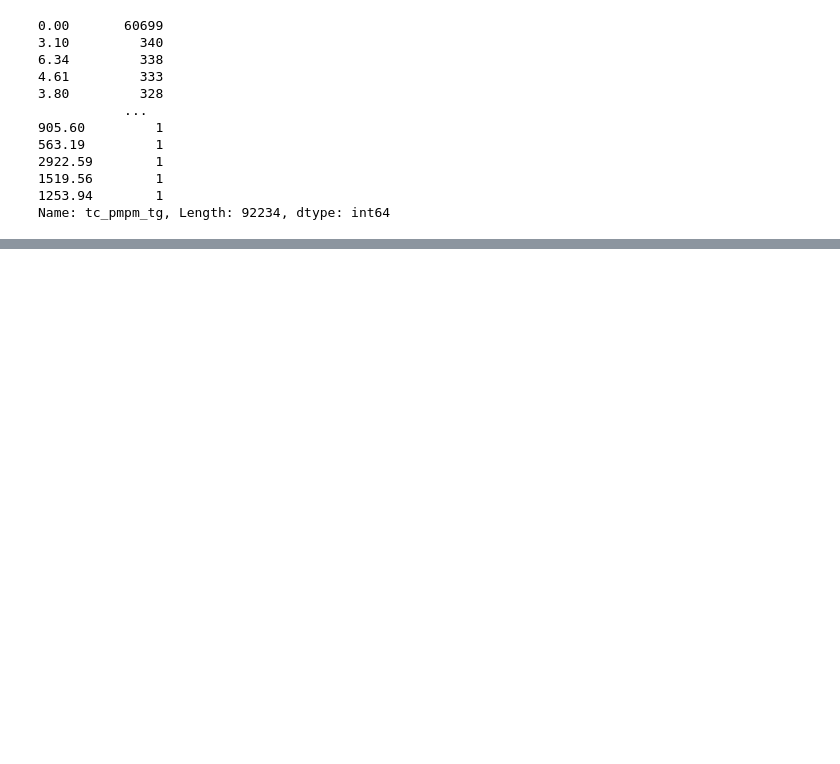
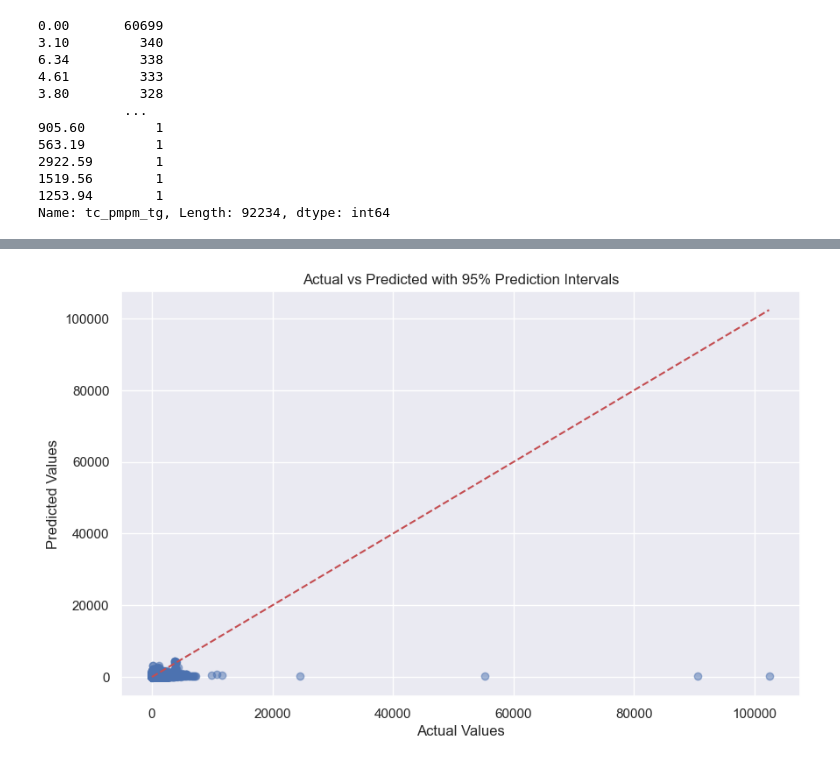
Before and after one commit to Main-Street-Health/data-analytics, a Jupyter notebook: notebooks/cost_modelling/20250210_cost_modelling.ipynb, the cells around one changed output, grey strips where cells are left out. Cells and saved outputs as stored; diff of their text form; code cells hidden in the pictures; blank space fills up the shorter version.

```diff
--- a/notebooks/cost_modelling/20250210_cost_modelling.ipynb
+++ b/notebooks/cost_modelling/20250210_cost_modelling.ipynb
@@ -386,0 +470,30 @@ Name: tc_pmpm_tg, Length: 92234, dtype: int64
+# %%
+# Using bootstrapping to estimate prediction intervals
+predictions = []
+n_iterations = 100
+
+for i in range(n_iterations):
+    # Sample with replacement
+    indices = np.random.randint(0, len(X_train), len(X_train))
+    sample_X = X_train_scaled[indices]
+    sample_y = y_train.iloc[indices]
+
+    # Fit model and predict
+    model.fit(sample_X, sample_y)
+    predictions.append(model.predict(X_test_scaled))
+
+# Calculate prediction intervals
+predictions = np.array(predictions)
+lower = np.percentile(predictions, 2.5, axis=0)
+upper = np.percentile(predictions, 97.5, axis=0)
+
+# Plot actual vs predicted with intervals
+plt.figure(figsize=(10, 6))
+plt.scatter(y_test, y_pred, alpha=0.5)
+plt.plot([y_test.min(), y_test.max()], [y_test.min(), y_test.max()], 'r--')
+plt.xlabel('Actual Values')
+plt.ylabel('Predicted Values')
+plt.title('Actual vs Predicted with 95% Prediction Intervals')
+plt.show()
+# %% [output]
+[figure, added]
```
Also changed, not shown: parts of 6 cells of this notebook, 6 other files.
